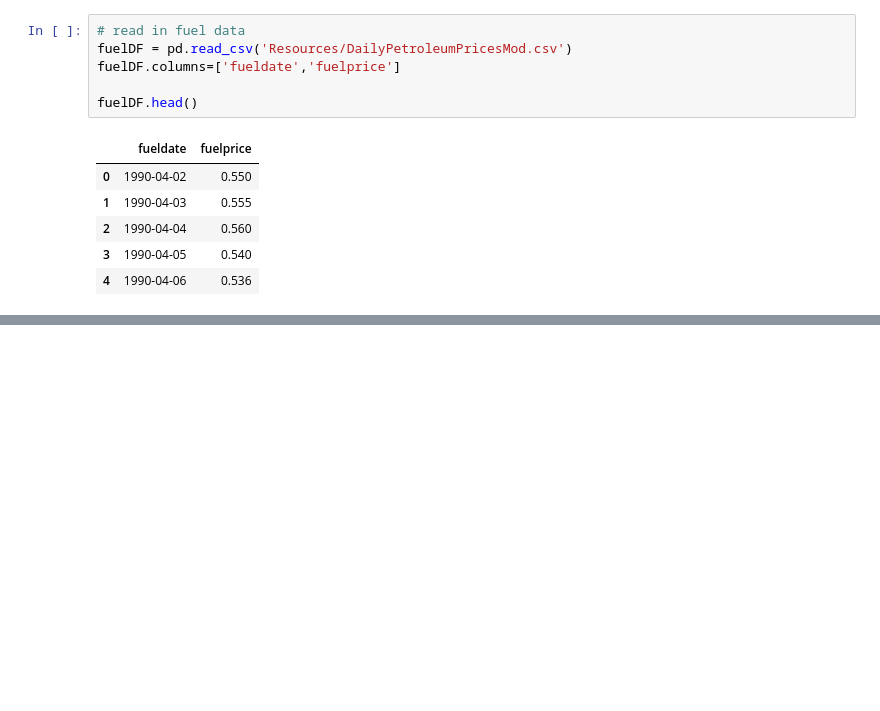
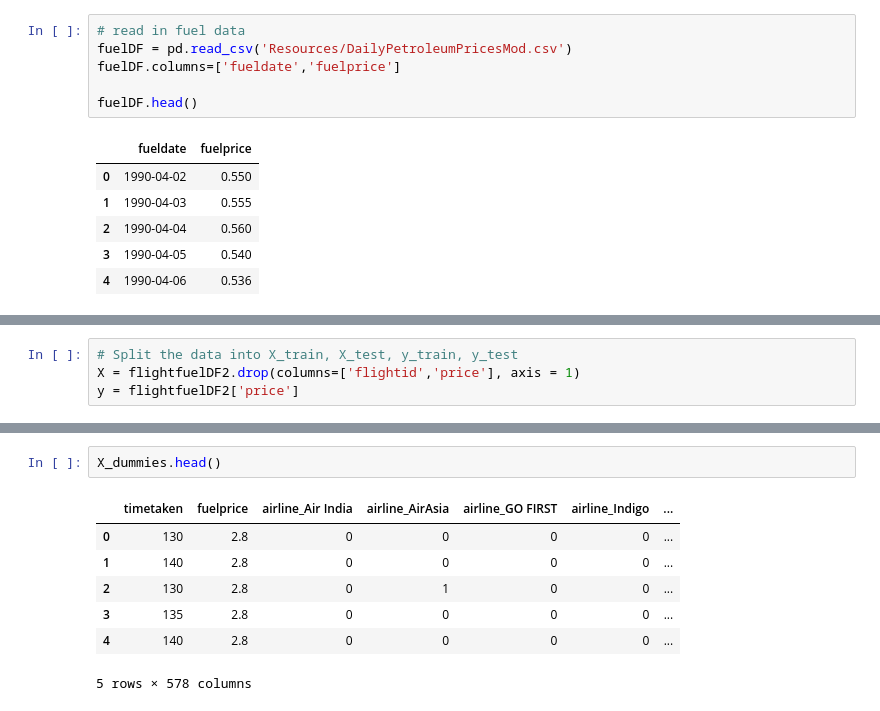
Before and after one commit to aimeevu/group-7-project-4, a Jupyter notebook: DataToSQL_FastLoad.ipynb, the cells around one changed output, grey strips where cells are left out. Drawn from its saved outputs; the diff is of its cells as text; blank space fills up the shorter version.

```diff
--- a/DataToSQL_FastLoad.ipynb
+++ b/DataToSQL_FastLoad.ipynb
@@ -278,0 +295,4 @@ flightfuelDF.head()
+# %%
+# Split the data into X_train, X_test, y_train, y_test
+X = flightfuelDF2.drop(columns=['flightid','price'], axis = 1)
+y = flightfuelDF2['price']
@@ -278,0 +313,10 @@ flightfuelDF.head()
+# %%
+X_dummies.head()
+# %% [output]
+|  | timetaken | fuelprice | airline_Air India | airline_AirAsia | airline_GO FIRST | airline_Indigo | ... |
+| 0 | 130 | 2.8 | 0 | 0 | 0 | 0 | ... |
+| 1 | 140 | 2.8 | 0 | 0 | 0 | 0 | ... |
+| 2 | 130 | 2.8 | 0 | 1 | 0 | 0 | ... |
+| 3 | 135 | 2.8 | 0 | 0 | 0 | 0 | ... |
+| 4 | 140 | 2.8 | 0 | 0 | 0 | 0 | ... |
+5 rows × 578 columns
```
Also changed, not shown: parts of 11 cells of this notebook, 2 other files.
